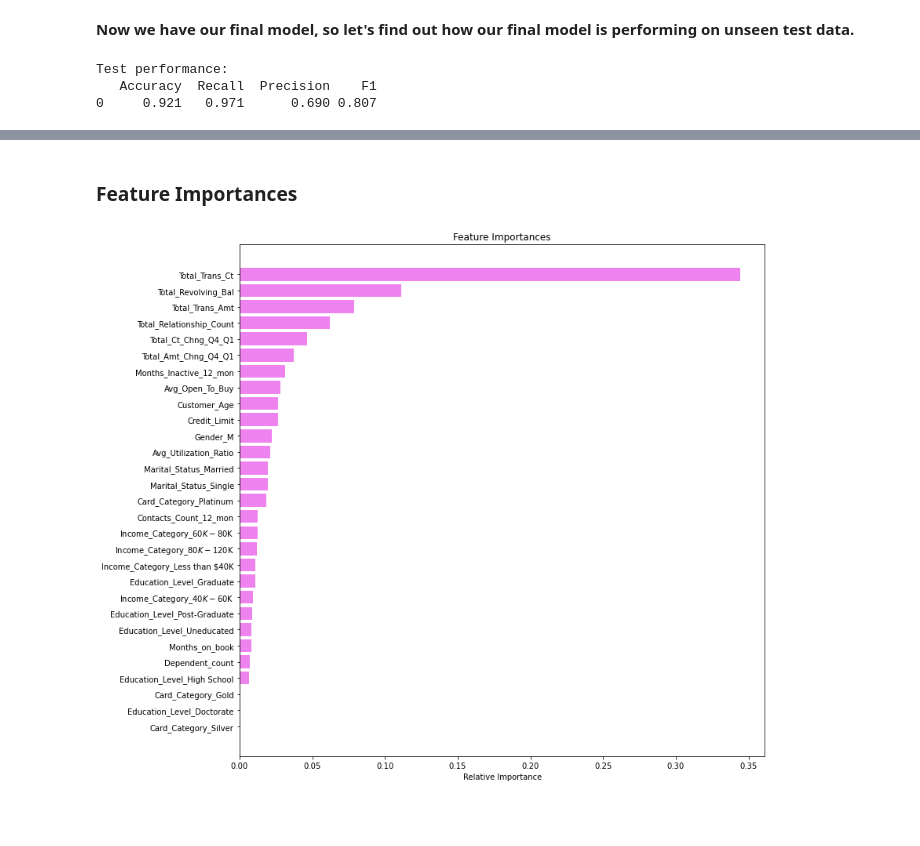
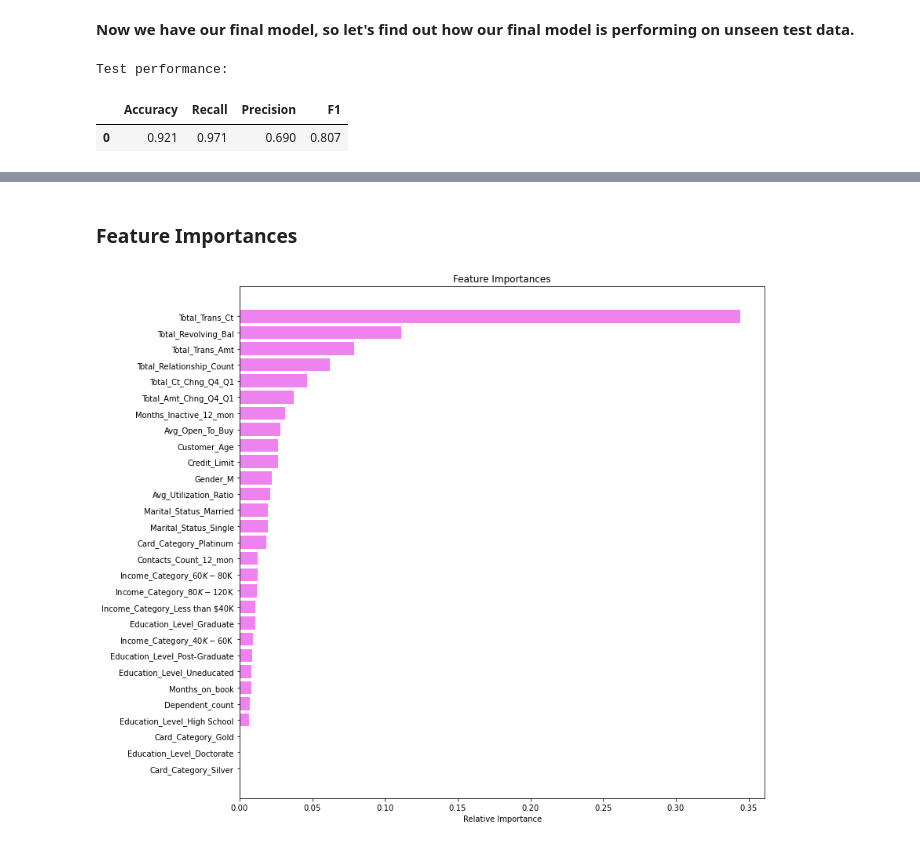
Before and after one commit to FoxHoundOps/PGP-AI-ML, a Jupyter notebook: project3/ETMT_Project_LearnerNotebook_LowCode.ipynb, the cells around one changed output, grey strips where cells are left out. Cells and saved outputs as stored; diff of their text form; code cells hidden in the pictures; blank space fills up the shorter version.

```diff
--- a/project3/ETMT_Project_LearnerNotebook_LowCode.ipynb
+++ b/project3/ETMT_Project_LearnerNotebook_LowCode.ipynb
@@ -1646,12 +1635,12 @@ F1                                            0.851
 # %%
 # Let's check the performance on test set
 test_performance = model_performance_classification_sklearn(tuned_xgb, X_test, y_test)
 print("Test performance:")
-print(test_performance)
+test_performance
 # %% [output]
 Test performance:
-   Accuracy  Recall  Precision    F1
-0     0.921   0.971      0.690 0.807
+|  | Accuracy | Recall | Precision | F1 |
+| 0 | 0.921 | 0.971 | 0.690 | 0.807 |
 [interactive output not drawn]
 # %% [markdown]
 ### Feature Importances
```
Also changed, not shown: parts of 2 cells of this notebook.
